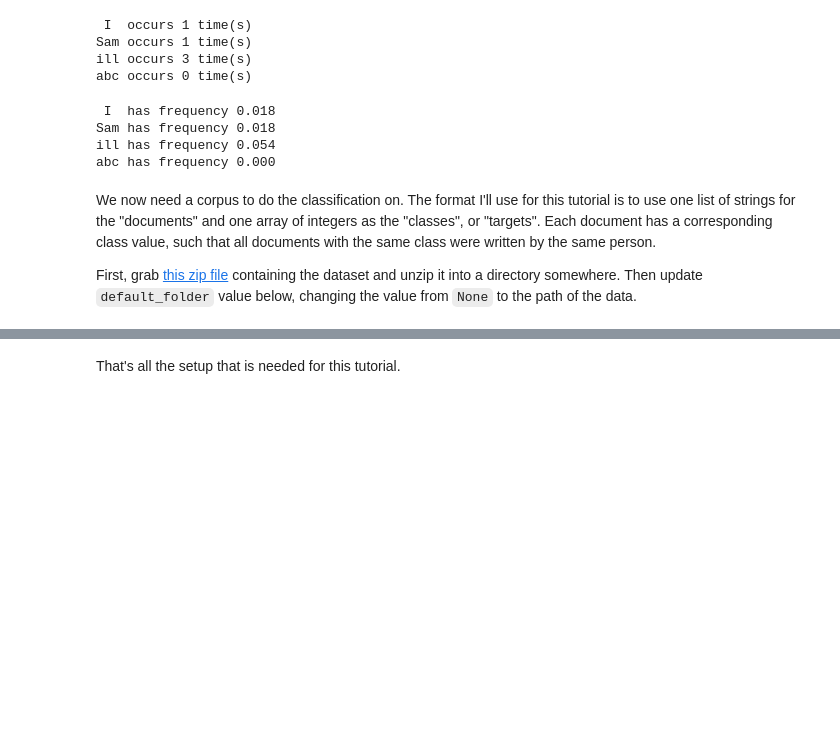
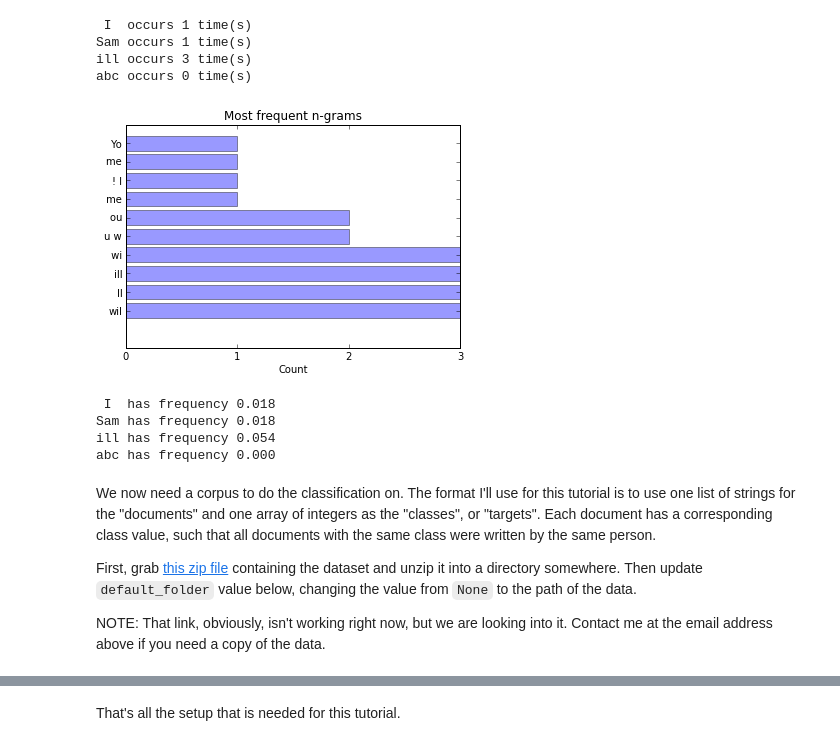
Before and after one commit to robertlayton/authorship_tutorials, a Jupyter notebook: LNGTutorial.ipynb, the cells around one changed output, grey strips where cells are left out. Cells and saved outputs as stored; diff of their text form; code cells hidden in the pictures; blank space fills up the shorter version.

Commit message:
Update to tutorial, with some graphs and more comparisons. I'm quite happy to leave this as it is for now

```diff
--- a/LNGTutorial.ipynb
+++ b/LNGTutorial.ipynb
@@ -88,6 +97,23 @@ for ngram in [" I ", "Sam", "ill", "abc"]:
 Sam occurs 1 time(s)
 ill occurs 3 time(s)
 abc occurs 0 time(s)
+# %%
+# Let's graph the most frequent
+from operator import itemgetter
+top_ngrams = sorted(counts.items(), key=itemgetter(1), reverse=True)[:10]
+ngrams, ng_counts = zip(*top_ngrams)
+y_pos = np.arange(len(ngrams))
+
+plt.figure()
+plt.barh(y_pos, ng_counts, align='center', alpha=0.4)
+plt.yticks(y_pos, ngrams)
+plt.xlabel('Count')
+plt.title('Most frequent n-grams')
+plt.xticks(np.arange(0, max(ng_counts)+1, 1.0))
+
+plt.show()
+# %% [output]
+[figure, added]
 # %%
 frequencies = count_ngrams(suess, 3, normalise=True)
 # Print some examples
@@ -106,6 +132,8 @@ Each document has a corresponding class value, such that all documents with the
 
 First, grab [this zip file](http://dataset.goes.here) containing the dataset and unzip it into a directory somewhere.
 Then update `default_folder` value below, changing the value from `None` to the path of the data.
+
+NOTE: That link, obviously, isn't working right now, but we are looking into it. Contact me at the email address above if you need a copy of the data.
 # %%
 import os
 from os.path import expanduser
```
Also changed, not shown: parts of 21 cells of this notebook.
